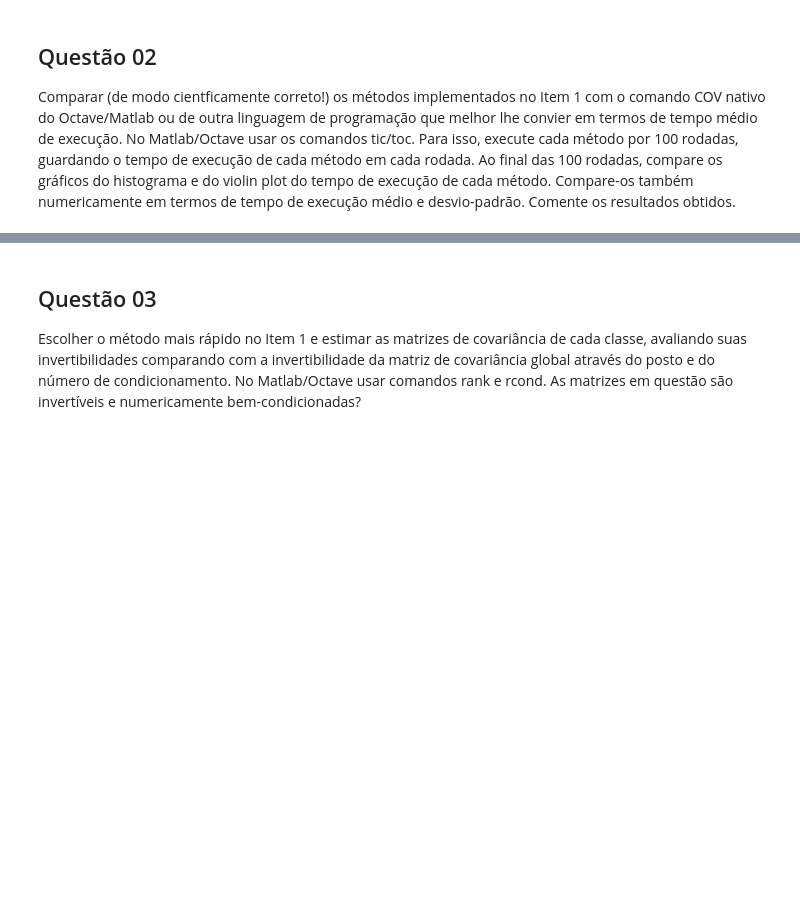
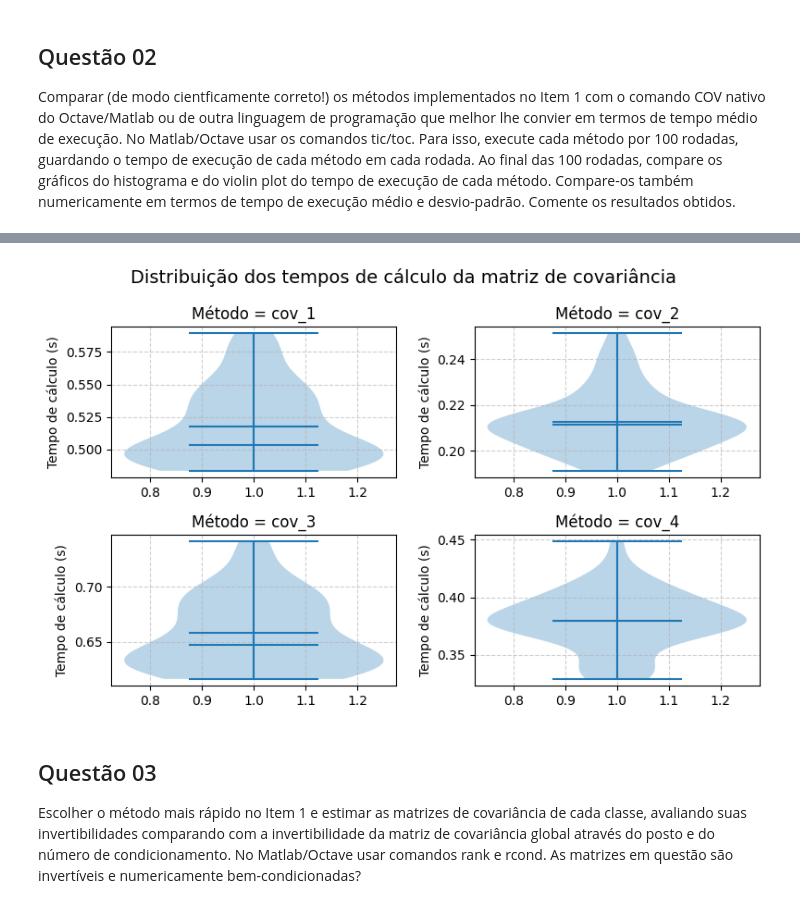
Before and after one commit to LuisFelipeCSouza/reconhecimento-de-padroes, a Jupyter notebook: trabalho-2/main.ipynb, the cells around one changed output, grey strips where cells are left out. Cells and saved outputs as stored; diff of their text form; code cells hidden in the pictures; blank space fills up the shorter version.

```diff
--- a/trabalho-2/main.ipynb
+++ b/trabalho-2/main.ipynb
@@ -259,3 +197,7 @@ plt.show()
+# %%
+plot_violin_hist(times_24)
+# %% [output]
+[figure, added]
 # %% [markdown]
 ## Questão 03
 
```
Also changed, not shown: parts of 9 cells of this notebook.
